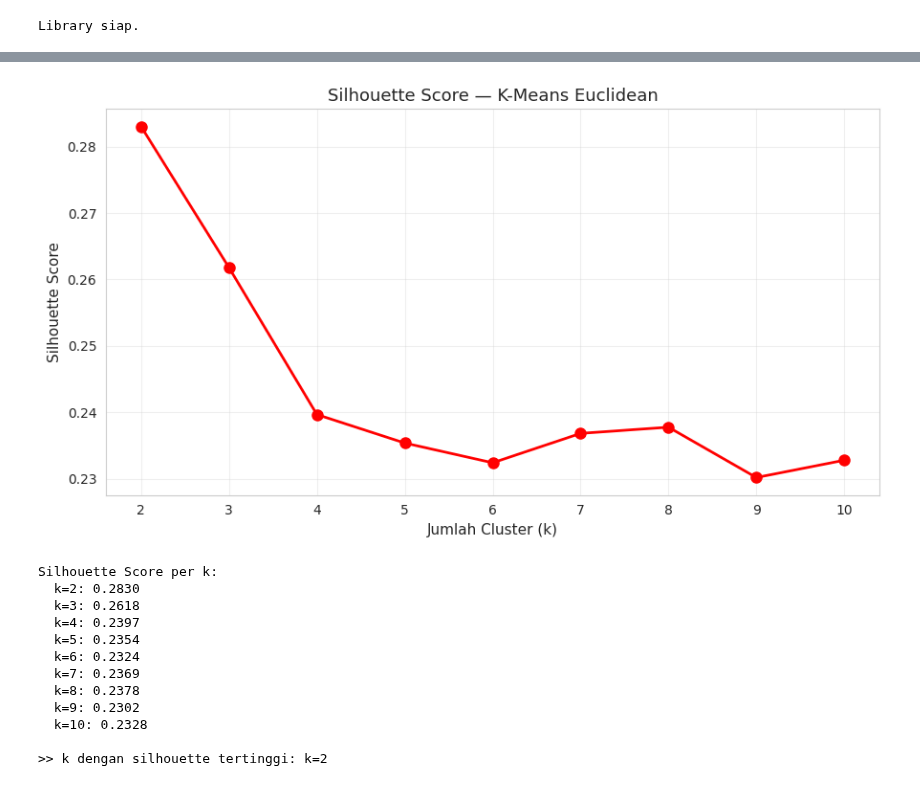
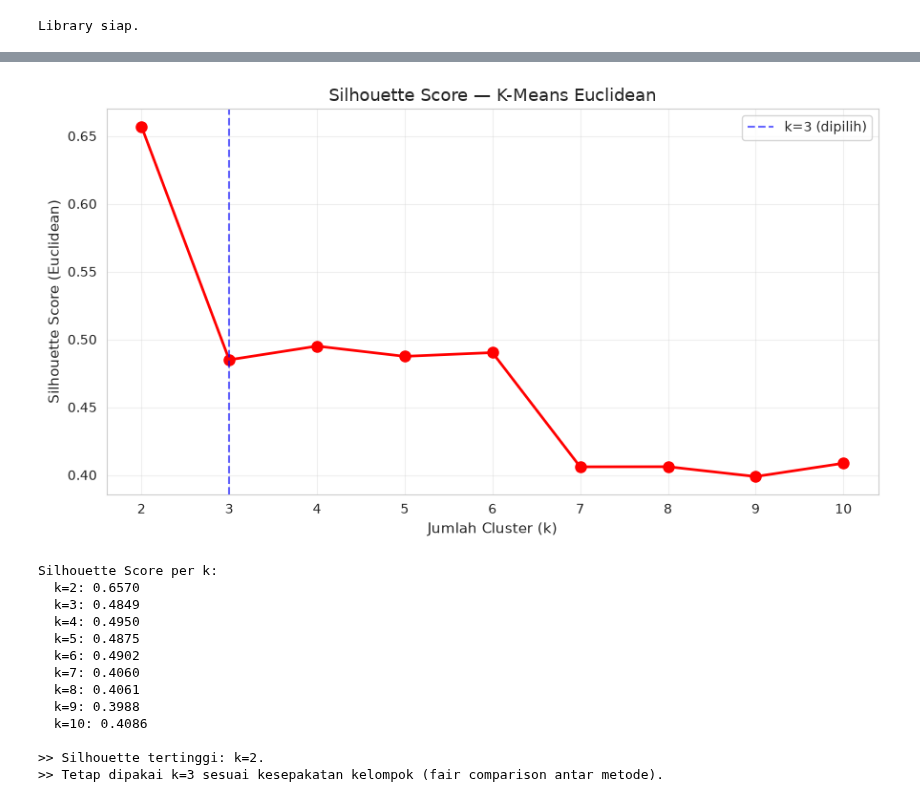
Before and after one commit to rachmadnanda/MachineLearning2026, a Jupyter notebook: KMeansEuclidean.ipynb, the cells around one changed output, grey strips where cells are left out. Cells and saved outputs as stored; diff of their text form; code cells hidden in the pictures.

Commit message:
update kmeans in new dataset

```diff
--- a/KMeansEuclidean.ipynb
+++ b/KMeansEuclidean.ipynb
@@ -20,7 +20,7 @@ print("Library siap.")
 # %% [output]
 Library siap.
 # %%
-df = pd.read_csv('dataset_properti.csv')
+df = pd.read_csv('properti_multi_kota.csv')
 print("Shape awal:", df.shape)
 df.head()
 # %% [output]
@@ -115,42 +129,46 @@ Nilai inertia per k:
 # %%
 sil_scores = []
 
 for k in K_RANGE:
     km = KMeans(n_clusters=k, random_state=42, n_init=10)
     labels_tmp = km.fit_predict(X_scaled)
     score = silhouette_score(X_scaled, labels_tmp, metric='euclidean')
     sil_scores.append(score)
 
-# Plot
 plt.figure(figsize=(9, 5))
 plt.plot(K_RANGE, sil_scores, 'ro-', linewidth=2, markersize=8)
+plt.axvline(x=3, color='blue', linestyle='--', alpha=0.6,
+            label='k=3 (dipilih)')
 plt.xlabel('Jumlah Cluster (k)', fontsize=11)
-plt.ylabel('Silhouette Score', fontsize=11)
+plt.ylabel('Silhouette Score (Euclidean)', fontsize=11)
 plt.title('Silhouette Score — K-Means Euclidean', fontsize=13)
 plt.xticks(K_RANGE)
+plt.legend()
 plt.grid(True, alpha=0.3)
 plt.tight_layout()
 plt.show()
 
 print("Silhouette Score per k:")
 for k, s in zip(K_RANGE, sil_scores):
     print(f"  k={k}: {s:.4f}")
 
-print(f"\n>> k dengan silhouette tertinggi: k={list(K_RANGE)[np.argmax(sil_scores)]}")
+print(f"\n>> Silhouette tertinggi: k={list(K_RANGE)[np.argmax(sil_scores)]}.")
+print(">> Tetap dipakai k=3 sesuai kesepakatan kelompok (fair comparison antar metode).")
 # %% [output]
-[figure, old version]
+[figure, new version]
 Silhouette Score per k:
-  k=2: 0.2830
-  k=3: 0.2618
-  k=4: 0.2397
-  k=5: 0.2354
-  k=6: 0.2324
-  k=7: 0.2369
-  k=8: 0.2378
-  k=9: 0.2302
-  k=10: 0.2328
+  k=2: 0.6570
+  k=3: 0.4849
+  k=4: 0.4950
+  k=5: 0.4875
+  k=6: 0.4902
+  k=7: 0.4060
+  k=8: 0.4061
+  k=9: 0.3988
+  k=10: 0.4086
 
->> k dengan silhouette tertinggi: k=2
+>> Silhouette tertinggi: k=2.
+>> Tetap dipakai k=3 sesuai kesepakatan kelompok (fair comparison antar metode).
 # %%
 # ============================================
 # PARAMETER
```
Also changed, not shown: parts of 11 cells of this notebook, 4 other files.
